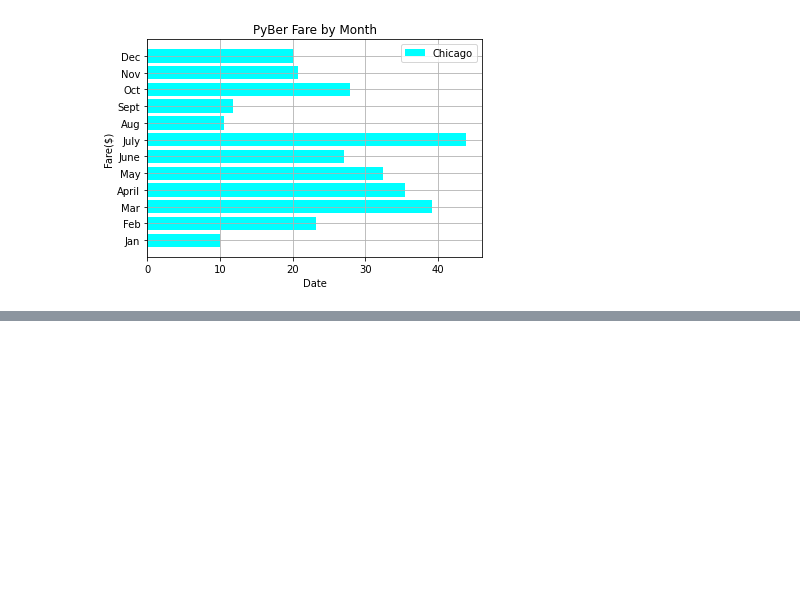
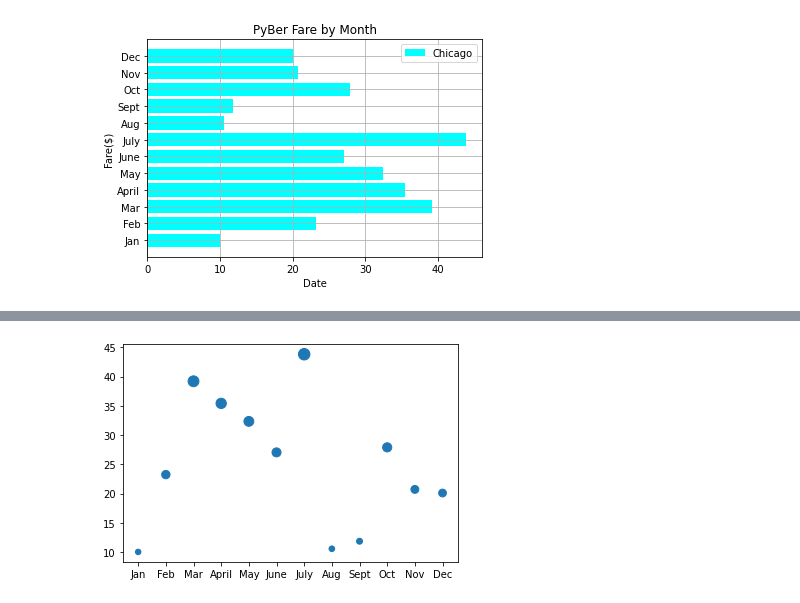
Before and after one commit to neerajain9/PyBer_Analysis, a Jupyter notebook: matplotlib_practice.ipynb, the cells around one changed output, grey strips where cells are left out. Drawn from its saved outputs; the diff is of its cells as text; code cells hidden in the pictures; blank space fills up the shorter version.

```diff
--- a/matplotlib_practice.ipynb
+++ b/matplotlib_practice.ipynb
@@ -206,0 +268,8 @@ ax.legend()
+# %%
+# Use list compression insteado f using "for" or "while" loops
+# new_list = [expression for item in list if conditional]
+plt.scatter(x_axis, y_axis, s = [i * 3 for i in y_axis])
+
+plt.show()
+# %% [output]
+[figure, added]
```
Also changed, not shown: parts of 27 cells of this notebook, 5 other files.
